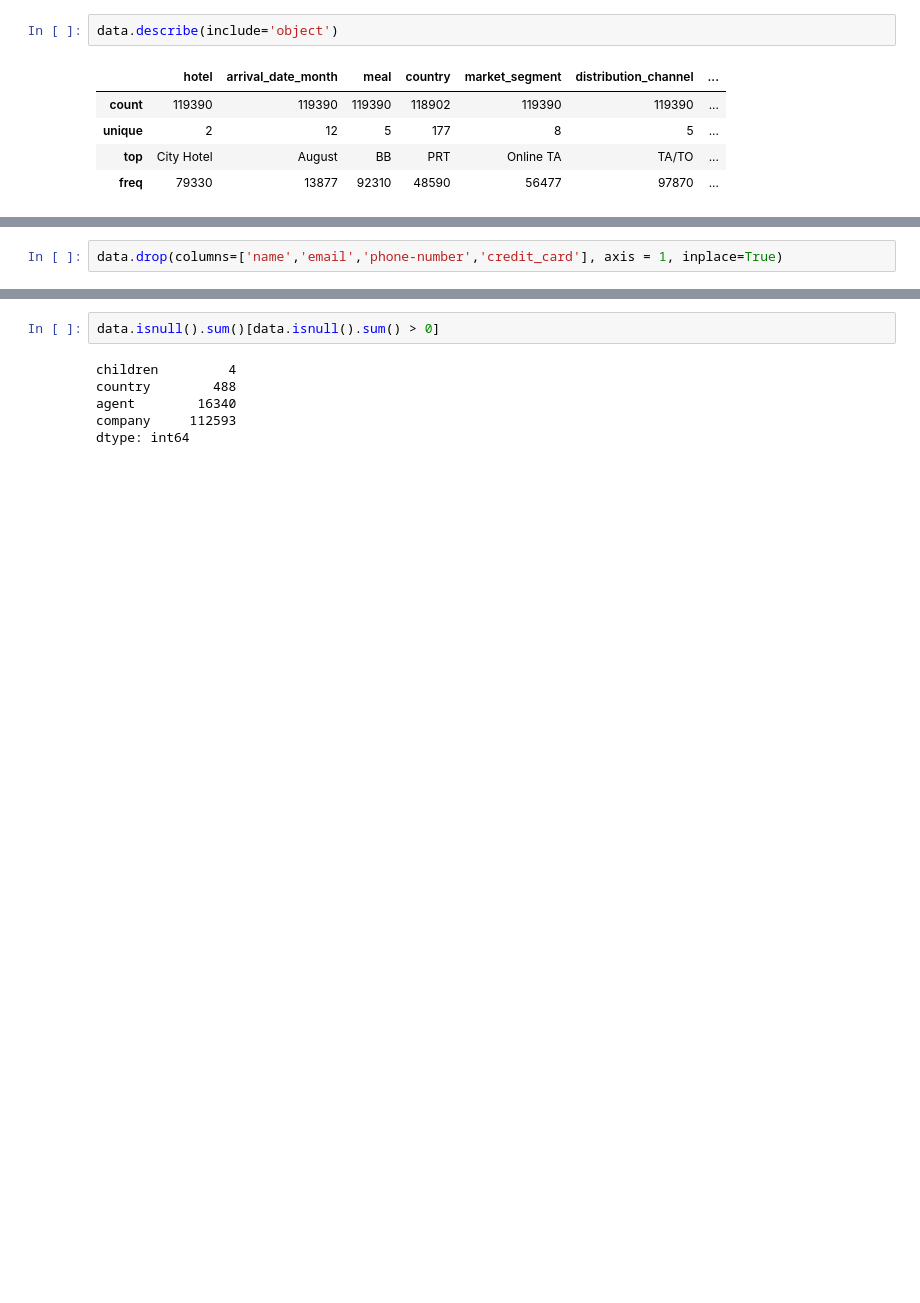
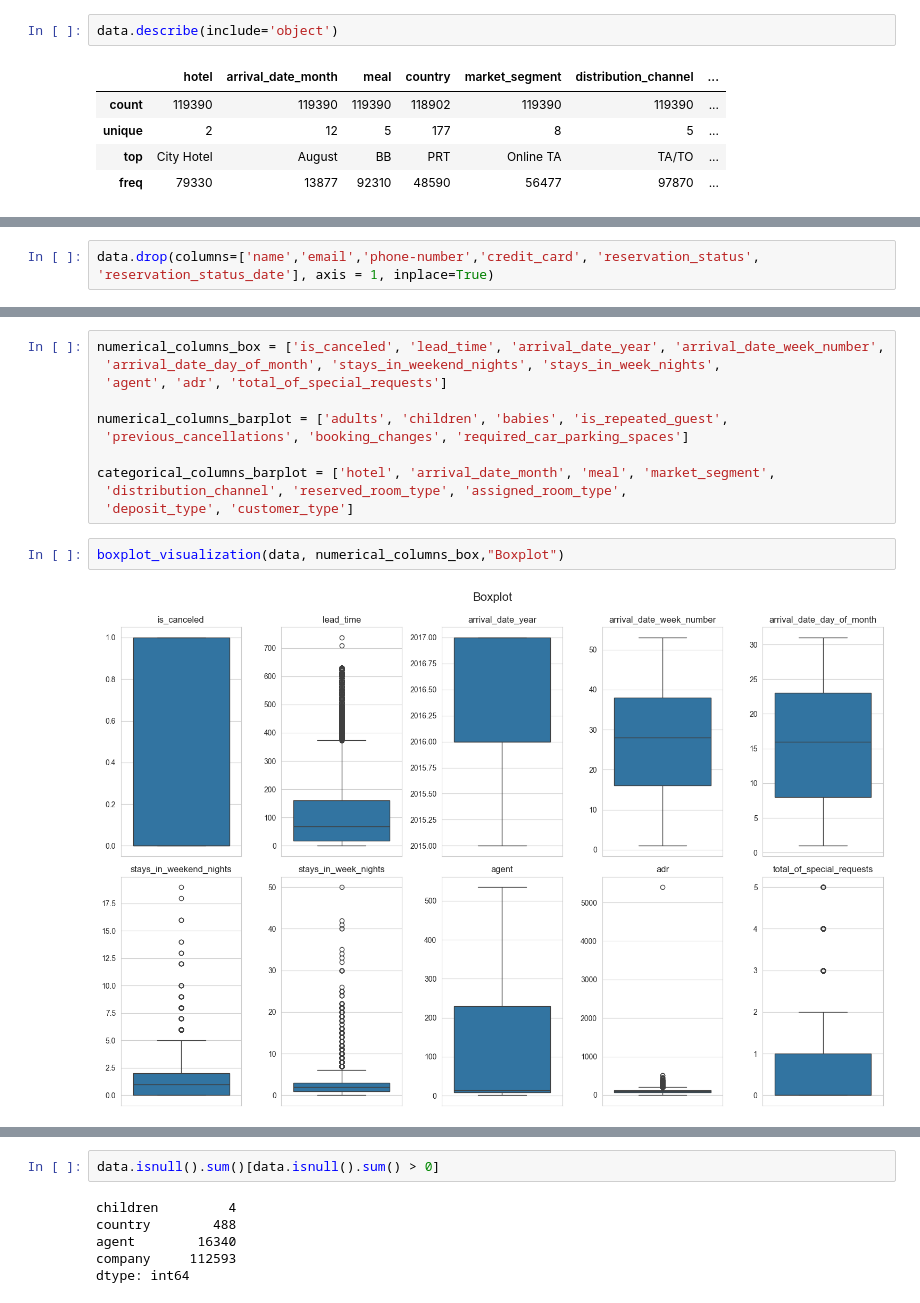
Before and after one commit to beatrizmsa/booking-cancellation-predictor, a Jupyter notebook: notebook.ipynb, the cells around one changed output, grey strips where cells are left out. Saved outputs shown, nothing was run; the diff lists cells and outputs as text; blank space fills up the shorter version.

Commit message:
first draft of Data exploration and preparation

```diff
--- a/notebook.ipynb
+++ b/notebook.ipynb
@@ -80,2 +89,2 @@ For the object columns, we can see that the dataset has a range of unique values
 # %%
-data.drop(columns=['name','email','phone-number','credit_card'], axis = 1, inplace=True)
+data.drop(columns=['name','email','phone-number','credit_card', 'reservation_status', 'reservation_status_date'], axis = 1, inplace=True)
@@ -81,0 +134,15 @@ data.drop(columns=['name','email','phone-number','credit_card'], axis = 1, inpla
+# %%
+numerical_columns_box = ['is_canceled', 'lead_time', 'arrival_date_year', 'arrival_date_week_number',
+ 'arrival_date_day_of_month', 'stays_in_weekend_nights', 'stays_in_week_nights',
+ 'agent', 'adr', 'total_of_special_requests']
+
+numerical_columns_barplot = ['adults', 'children', 'babies', 'is_repeated_guest',
+ 'previous_cancellations', 'booking_changes', 'required_car_parking_spaces']
+
+categorical_columns_barplot = ['hotel', 'arrival_date_month', 'meal', 'market_segment',
+ 'distribution_channel', 'reserved_room_type', 'assigned_room_type',
+ 'deposit_type', 'customer_type']
+# %%
+boxplot_visualization(data, numerical_columns_box,"Boxplot")
+# %% [output]
+[figure, added]
```
Also changed, not shown: parts of 35 cells of this notebook, 1 other file.
